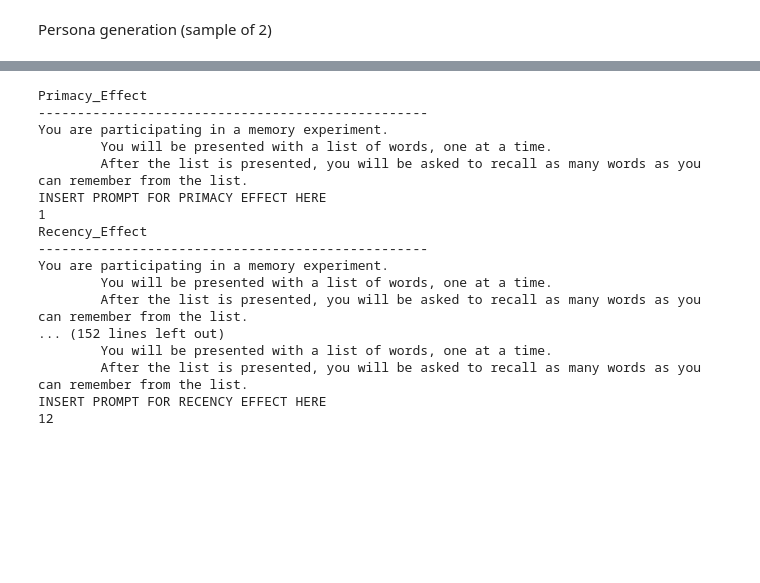
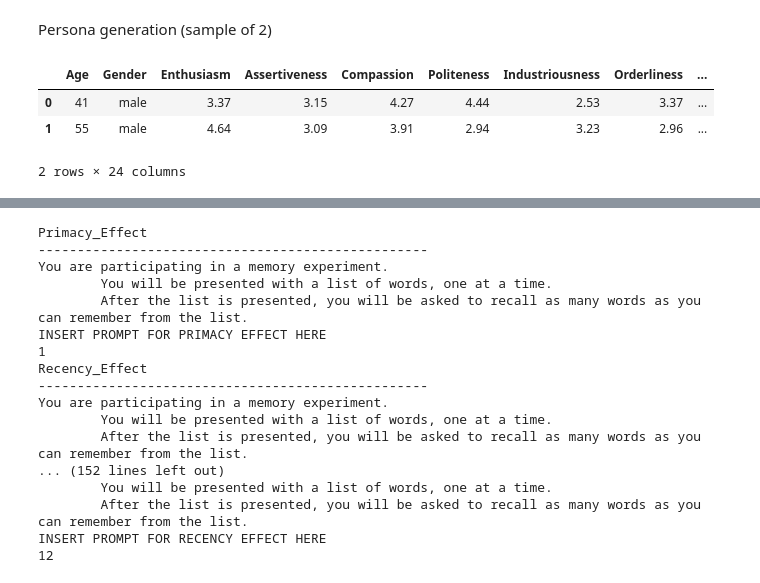
Before and after one commit to DanielSchipfer/The-Parrot-in-the-Machine-Simulating-Human-Behavior-with-Large-Language-Models, a Jupyter notebook: code/LLM_Experiments.ipynb, the cells around one changed output, grey strips where cells are left out. Saved outputs shown, nothing was run; the diff lists cells and outputs as text; code cells hidden in the pictures; blank space fills up the shorter version.

```diff
--- a/code/LLM_Experiments.ipynb
+++ b/code/LLM_Experiments.ipynb
@@ -32,4 +69,12 @@ df["experiment_group"] = rng.choice(
 df.to_csv("2_personas_test.csv", index=False)
+# %%
+df = pd.read_csv("2_personas_test.csv")
+df = df.drop(columns=["llm_persona", "persona_generation_date"])
+# %% [output]
+|  | Age | Gender | Enthusiasm | Assertiveness | Compassion | Politeness | Industriousness | Orderliness | ... |
+| 0 | 41 | male | 3.37 | 3.15 | 4.27 | 4.44 | 2.53 | 3.37 | ... |
+| 1 | 55 | male | 4.64 | 3.09 | 3.91 | 2.94 | 3.23 | 2.96 | ... |
+2 rows × 24 columns
 # %%
 PERSONA_SYSTEM_PROMPT = (
 """You are a professional personality analyst and storyteller. Your task is to generate a **realistic, detailed personality profile** of a single individual based on their **Big Five subfacet scores on a 1-5 Likert scale**.
```
Also changed, not shown: parts of 7 cells of this notebook, 3 other files.
